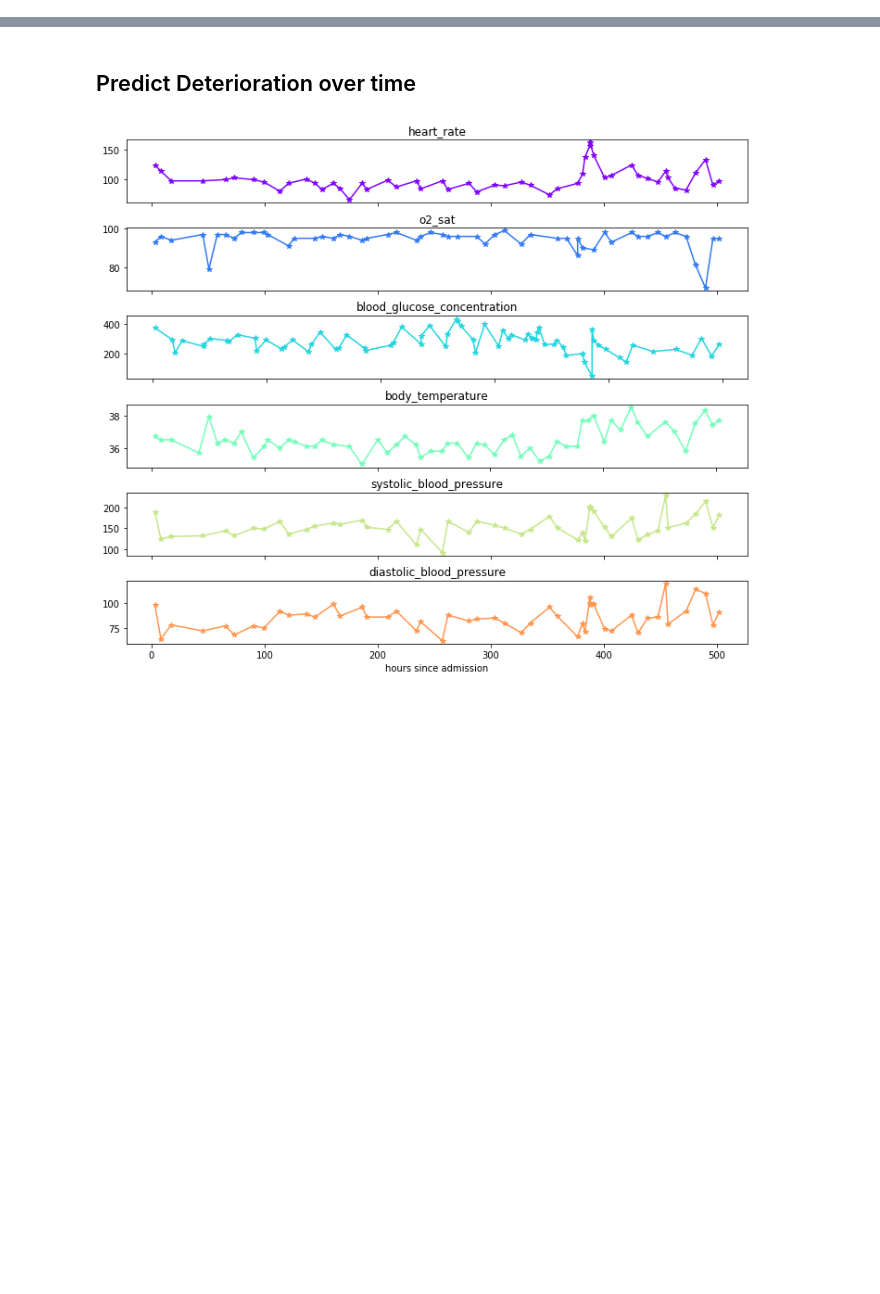
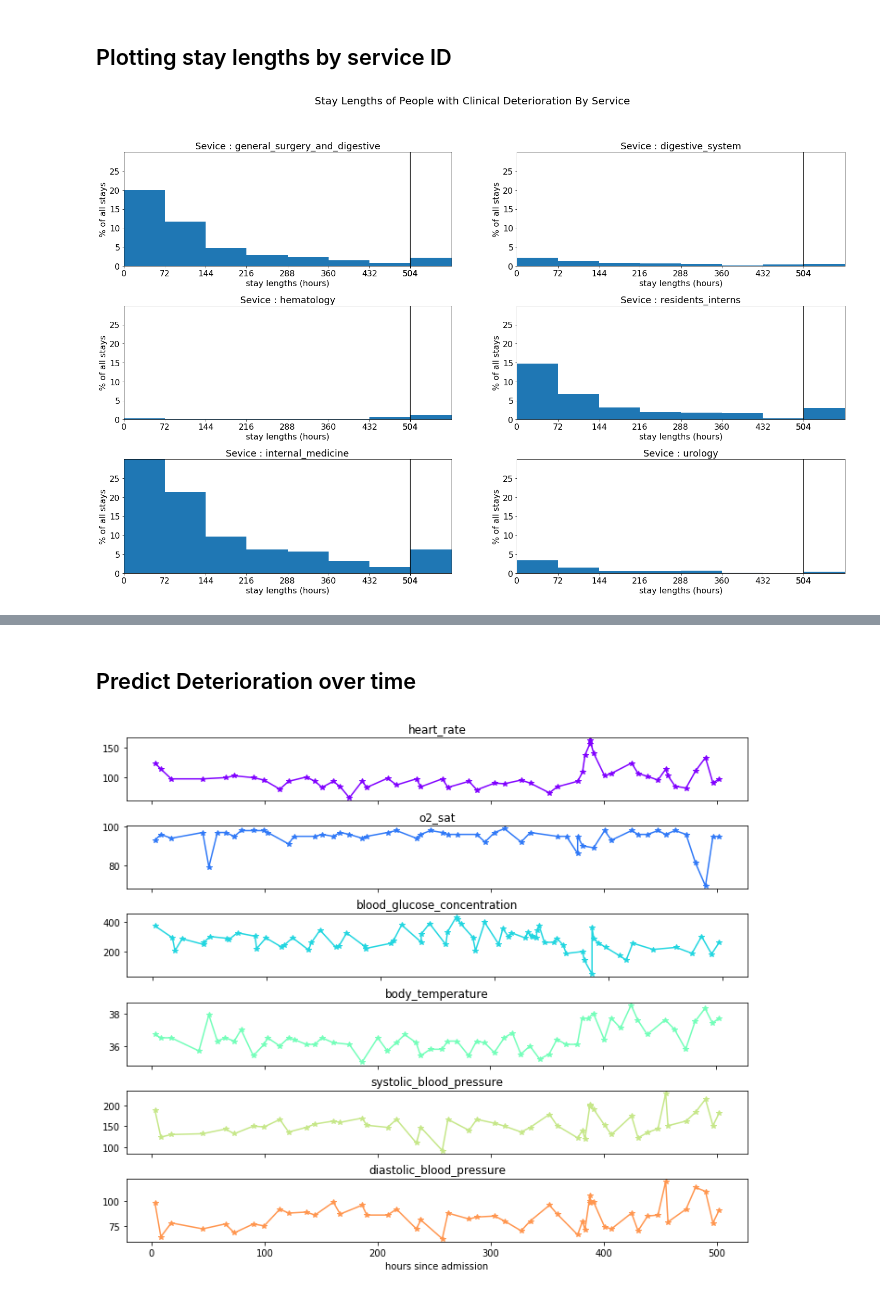
Before and after one commit to tufts-ml/time_series_prediction, a Jupyter notebook: scripts/madrid/notebooks/general_debugging_notebook.ipynb, the cells around one changed output, grey strips where cells are left out. Cells and saved outputs as stored; diff of their text form; code cells hidden in the pictures; blank space fills up the shorter version.

```diff
--- a/scripts/madrid/notebooks/general_debugging_notebook.ipynb
+++ b/scripts/madrid/notebooks/general_debugging_notebook.ipynb
@@ -35,0 +29,68 @@ from utils import load_data_dict_json
+# %%
+labs_df, labs_data_dict, vitals_df, vitals_data_dict, \
+    demographics_df, demographics_data_dict, outcomes_df, outcomes_data_dict = get_preprocessed_data(DATASET_SITE_PATH)
+
+df_adt = pd.read_csv(
+        os.path.join('/rgi/data/HUF/deidentified_data', 'ADT.txt'),
+        delimiter='|')
+# %%
+service_code_dict = {'ANR' : 'Anesthesiology', 'CAR' : 'cardiology', 'CGD' : 'general_surgery_and_digestive',
+                     'DER' : 'dermatology', 'DIG' : 'digestive_system', 'END' : 'endocrinology', 'HEM' : 'hematology',
+                    'GIN' : 'gynaecology', 'MIR' : 'residents_interns', 'MIV' : 'internal_medicine',
+                    'MNU': 'neuclear_medicine', 'NFR' : 'Nephrology', 'NML' : 'lung', 'NRL' :'neurology',
+                    'OBS': 'obstetrics', 'OFT':'opthalmology', 'ONC' : 'oncology', 'ORL' : 'ENT',
+                    'REU':'rheumatology', 'URO': 'urology'}
+# %% [markdown]
+## Plotting stay lengths by service ID
+# %%
+def get_stays_by_service_ids(service_code):
+    curr_service_adms_df = df_adt[(df_adt.VALUE_TEXT==service_code) &
+                                  (df_adt.DESCRIPTION == 'service_start_ts')].drop_duplicates(subset='ADMISSION_ID').copy()
+    curr_service_adms_df.rename(columns = { 'PATIENT_ID':'patient_id',
+                                           'ADMISSION_ID':'hospital_admission_id',
+                                           'FACILITY_CD':'facility_code'}, inplace=True)
+    return curr_service_adms_df
+
+
+
+key_cols  = ['patient_id', 'hospital_admission_id', 'facility_code']
+
+# select services to plot
+plot_service_list = ['CGD', 'DIG', 'HEM', 'MIR', 'MIV', 'URO']
+
+f,axs =  plt.subplots(3,2, figsize=(25,15))
+axs_list = [i for i in axs.reshape(-1,1)]
+fontsize=16
+for p, service in enumerate(plot_service_list):
+    curr_ax = axs_list[p][0]
+    df_transfer_to_icu_pos_outcomes = outcomes_df[outcomes_df.clinical_deterioration_outcome==1].copy()
+    curr_service_adms_df = get_stays_by_service_ids(service)
+    curr_service_stay_lengths = pd.merge(curr_service_adms_df, df_transfer_to_icu_pos_outcomes,
+                                         on=key_cols, how='inner')['stay_length']
+    max_los = curr_service_stay_lengths.max()
+    max_t = 504
+    step=72
+    bins = np.arange(0, max_t+1, step)
+    if max_los > max_t+1:
+        bins=np.insert(bins, len(bins), max_los)
+    x = np.asarray(curr_service_stay_lengths)
+    curr_ax.hist(x, bins=bins, weights=np.ones(len(x))*100 / len(df_transfer_to_icu_pos_outcomes))
+#     curr_ax.hist(x, bins=bins)
+    curr_ax.set_xlabel('stay lengths (hours)', fontsize=fontsize)
+    curr_ax.set_ylabel('% of all stays', fontsize=fontsize)
+    curr_ax.set_xlim([0, max_t+step])
+    bins[-1]=max_t
+    curr_ax.set_xticks(bins)
+    ymin=0
+    ymax=30
+    curr_ax.vlines(max_t, ymin=ymin, ymax=ymax)
+    curr_ax.set_ylim([ymin, ymax])
+    curr_ax.set_yticks(np.arange(ymin, ymax, 5))
+    curr_ax.set_title('Sevice : %s'%service_code_dict[service], fontsize=fontsize+2)
+
+plt.subplots_adjust(hspace=0.35)
+plt.suptitle('Stay Lengths of People with Clinical Deterioration By Service', fontsize=fontsize+4)
+plt.show()
+f.savefig('stay_lengths_by_service_code.png')
+# %% [output]
+[figure, added]
```
Also changed, not shown: parts of 4 cells of this notebook, 18 other files.
